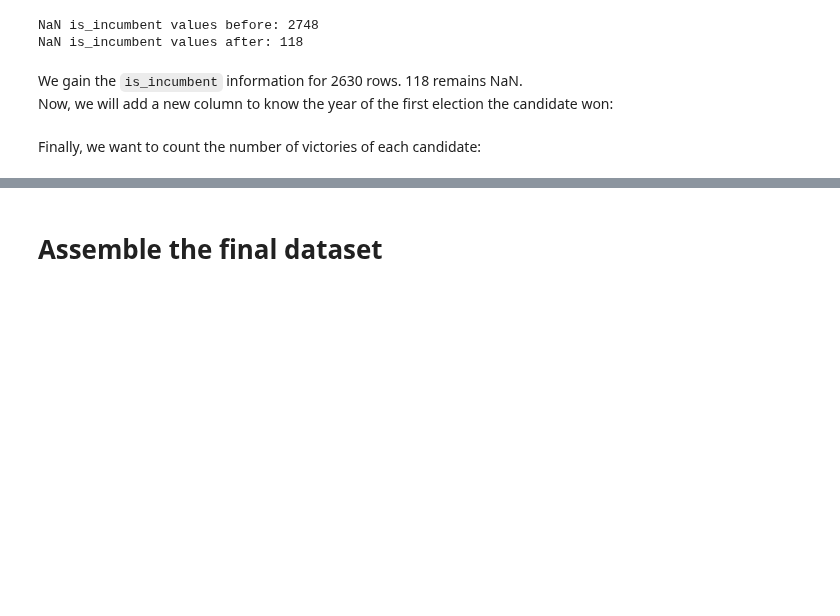
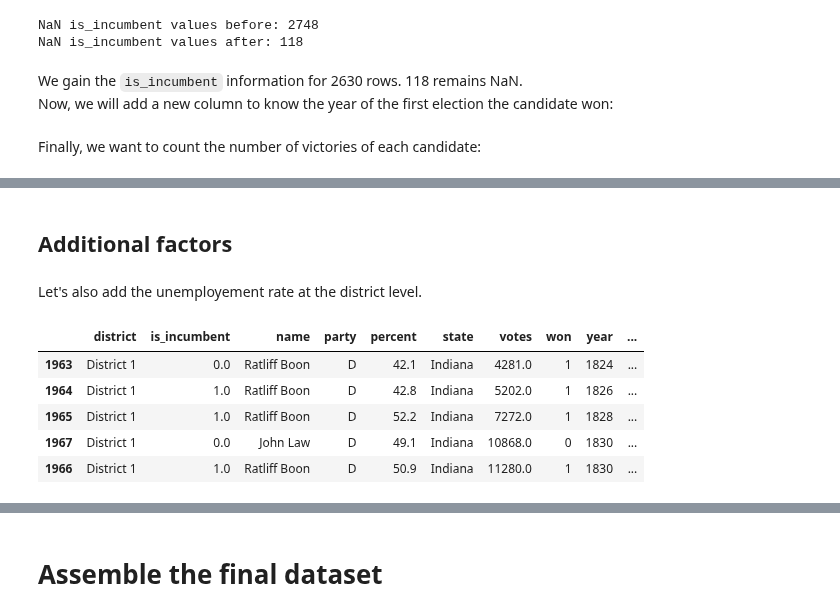
Before and after one commit to pmary/harvard_E-109A_final, a Jupyter notebook: crawler.ipynb, the cells around one changed output, grey strips where cells are left out. Drawn from its saved outputs; the diff is of its cells as text; code cells hidden in the pictures; blank space fills up the shorter version.

Commit message:
Integrate the unemployement data

```diff
--- a/crawler.ipynb
+++ b/crawler.ipynb
@@ -941,0 +942,13 @@ display(derived_df.head())
+# %% [markdown]
+## Additional factors
+# %% [markdown]
+Let's also add the unemployement rate at the district level.
+# %%
+display(derived_df.head())
+# %% [output]
+|  | district | is_incumbent | name | party | percent | state | votes | won | year | ... |
+| 1963 | District 1 | 0.0 | Ratliff Boon | D | 42.1 | Indiana | 4281.0 | 1 | 1824 | ... |
+| 1964 | District 1 | 1.0 | Ratliff Boon | D | 42.8 | Indiana | 5202.0 | 1 | 1826 | ... |
+| 1965 | District 1 | 1.0 | Ratliff Boon | D | 52.2 | Indiana | 7272.0 | 1 | 1828 | ... |
+| 1967 | District 1 | 0.0 | John Law | D | 49.1 | Indiana | 10868.0 | 0 | 1830 | ... |
+| 1966 | District 1 | 1.0 | Ratliff Boon | D | 50.9 | Indiana | 11280.0 | 1 | 1830 | ... |
```
Also changed, not shown: parts of 3 cells of this notebook.
